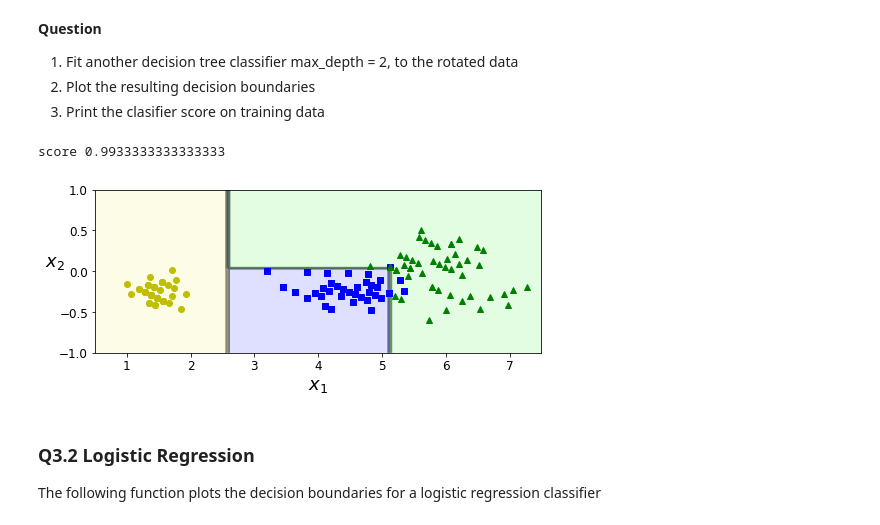
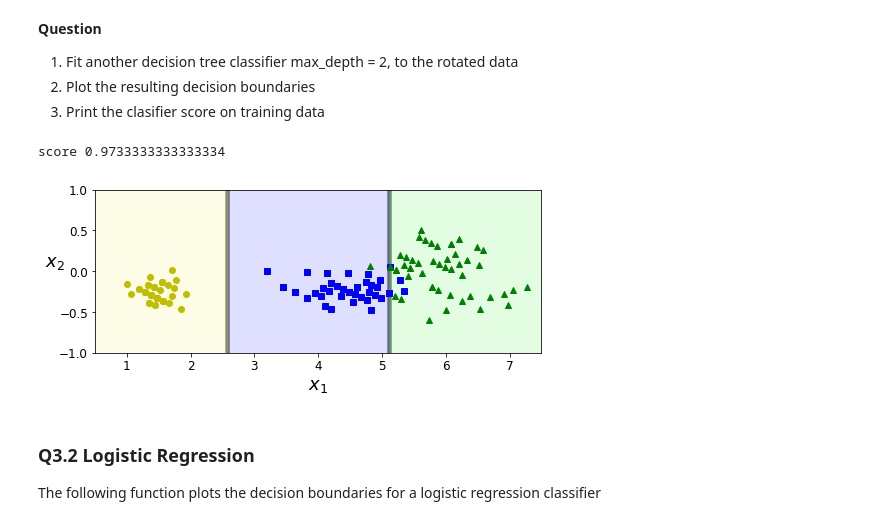
Before and after one commit to Mustafamegahed20/ML_Tasks, a Jupyter notebook: A4_DT.ipynb, the cells around one changed output. Cells and saved outputs as stored; diff of their text form; code cells hidden in the pictures.

```diff
--- a/A4_DT.ipynb
+++ b/A4_DT.ipynb
@@ -228,16 +228,16 @@ Xr = X.dot(rotation_matrix)
 3. Print the clasifier score on training data
 # %%
 ##### YOUR CODE HERE
-clf_r = DecisionTreeClassifier(random_state=42)
+clf_r = DecisionTreeClassifier(max_depth=2,random_state=42)
 clf_r.fit(Xr, y)
 print("score",clf_r.score(Xr,y))
 plt.figure(figsize=(8, 3))
 plot_decision_boundary(clf_r, Xr, y, axes=[0.5, 7.5, -1.0, 1], iris=False)
 
 plt.show()
 # %% [output]
-score 0.9933333333333333
+score 0.9733333333333334
-[figure, old version]
+[figure, new version]
 # %% [markdown]
 ### Q3.2 Logistic Regression
 The following function plots the decision boundaries for a logistic regression classifier
```
